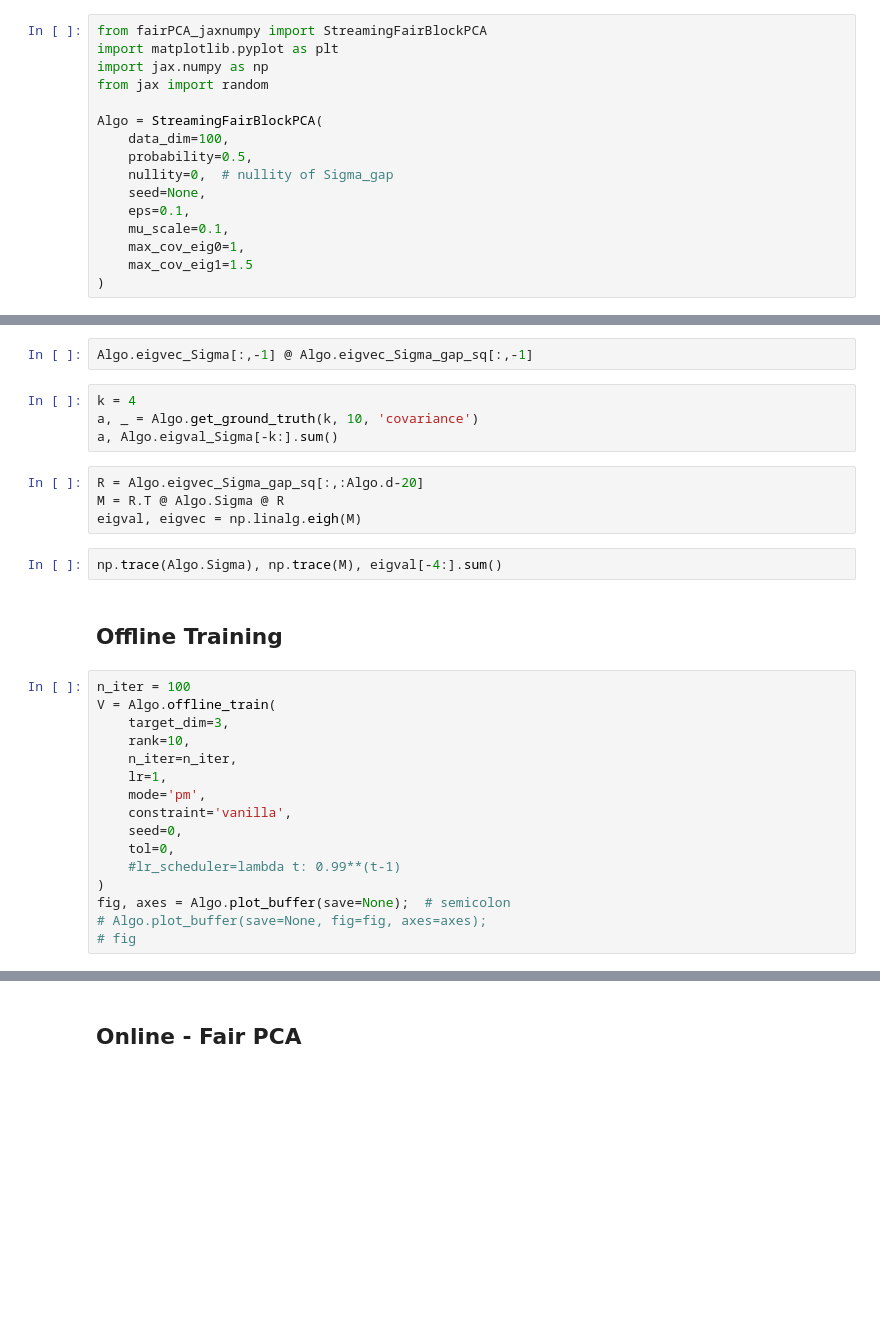
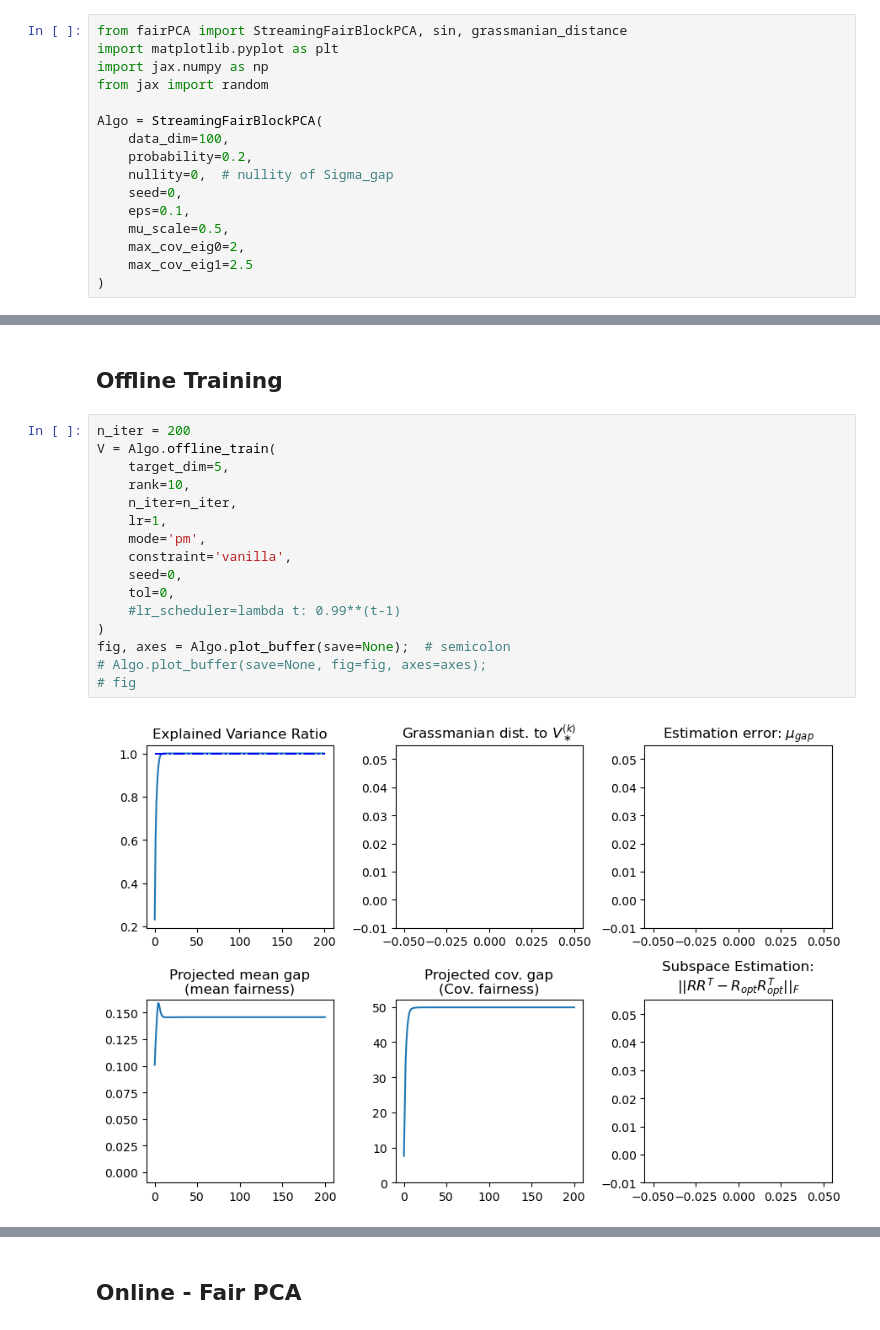
Before and after one commit to HanseulJo/fair-streaming-pca, a Jupyter notebook: FairPCA.ipynb, the cells around one changed output, grey strips where cells are left out. Drawn from its saved outputs; the diff is of its cells as text; blank space fills up the shorter version.

Commit message:
FairPCA

```diff
--- a/FairPCA.ipynb
+++ b/FairPCA.ipynb
@@ -1,18 +1,18 @@
 # %%
-from fairPCA_jaxnumpy import StreamingFairBlockPCA
+from fairPCA import StreamingFairBlockPCA, sin, grassmanian_distance
 import matplotlib.pyplot as plt
 import jax.numpy as np
 from jax import random
 
 Algo = StreamingFairBlockPCA(
     data_dim=100,
-    probability=0.5,
+    probability=0.2,
     nullity=0,  # nullity of Sigma_gap
-    seed=None,
+    seed=0,
     eps=0.1,
-    mu_scale=0.1,
-    max_cov_eig0=1,
-    max_cov_eig1=1.5
+    mu_scale=0.5,
+    max_cov_eig0=2,
+    max_cov_eig1=2.5
 )
 # %%
 fig, ax = plt.subplots(1, 3, figsize=(15, 5))
@@ -39,32 +44,22 @@ max(unfair_pc_score, key=lambda x: x[0])
-# %%
-Algo.eigvec_Sigma[:,-1] @ Algo.eigvec_Sigma_gap_sq[:,-1]
-# %%
-k = 4
-a, _ = Algo.get_ground_truth(k, 10, 'covariance')
-a, Algo.eigval_Sigma[-k:].sum()
-# %%
-R = Algo.eigvec_Sigma_gap_sq[:,:Algo.d-20]
-M = R.T @ Algo.Sigma @ R
-eigval, eigvec = np.linalg.eigh(M)
-# %%
-np.trace(Algo.Sigma), np.trace(M), eigval[-4:].sum()
 # %% [markdown]
 ## Offline Training
 # %%
-n_iter = 100
+n_iter = 200
 V = Algo.offline_train(
-    target_dim=3,
+    target_dim=5,
     rank=10,
     n_iter=n_iter,
     lr=1,
     mode='pm',
     constraint='vanilla',
     seed=0,
     tol=0,
     #lr_scheduler=lambda t: 0.99**(t-1)
 )
 fig, axes = Algo.plot_buffer(save=None);  # semicolon
 # Algo.plot_buffer(save=None, fig=fig, axes=axes);
 # fig
+# %% [output]
+[figure, added]
 # %%
 V = Algo.offline_train(
```
Also changed, not shown: parts of 15 cells of this notebook, 5 other files.
